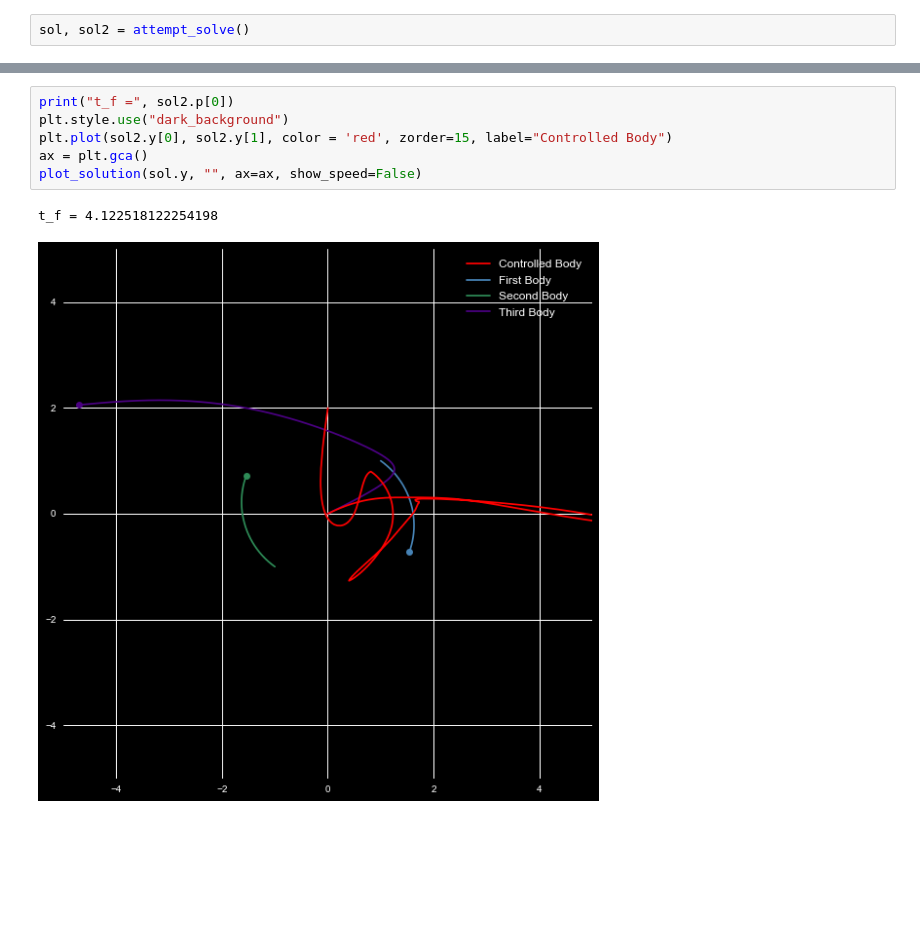
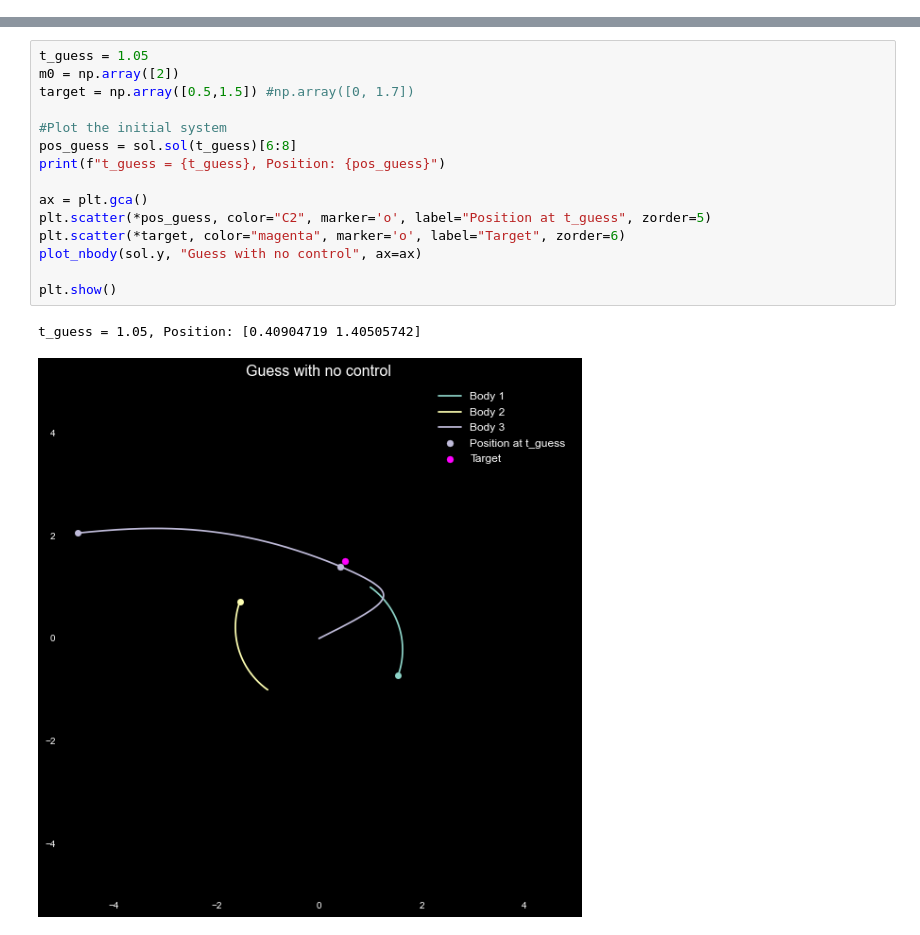
Before and after one commit to samcochran/optimal-spacecraft-control, a Jupyter notebook: Code/optimal_euclidean.ipynb, the cells around one changed output, grey strips where cells are left out. Drawn from its saved outputs; the diff is of its cells as text; blank space fills up the shorter version.

Commit message:
Fixed bugs and moved the optimal control solution code to a python file for easier editing and collaboration

```diff
--- a/Code/optimal_euclidean.ipynb
+++ b/Code/optimal_euclidean.ipynb
@@ -164,2 +33,0 @@ def attempt_solve():
-# %%
-sol, sol2 = attempt_solve()
@@ -179,9 +34,18 @@ Maximum boundary residual: 4.84e-01
-# %%
-print("t_f =", sol2.p[0])
-plt.style.use("dark_background")
-plt.plot(sol2.y[0], sol2.y[1], color = 'red', zorder=15, label="Controlled Body")
-ax = plt.gca()
-plot_solution(sol.y, "", ax=ax, show_speed=False)
-# %% [output]
-t_f = 4.122518122254198
-[figure, removed]
+# %%
+t_guess = 1.05
+m0 = np.array([2])
+target = np.array([0.5,1.5]) #np.array([0, 1.7])
+
+#Plot the initial system
+pos_guess = sol.sol(t_guess)[6:8]
+print(f"t_guess = {t_guess}, Position: {pos_guess}")
+
+ax = plt.gca()
+plt.scatter(*pos_guess, color="C2", marker='o', label="Position at t_guess", zorder=5)
+plt.scatter(*target, color="magenta", marker='o', label="Target", zorder=6)
+plot_nbody(sol.y, "Guess with no control", ax=ax)
+
+plt.show()
+# %% [output]
+t_guess = 1.05, Position: [0.40904719 1.40505742]
+[figure, added]
```
Also changed, not shown: parts of 6 cells of this notebook, 2 other files.
